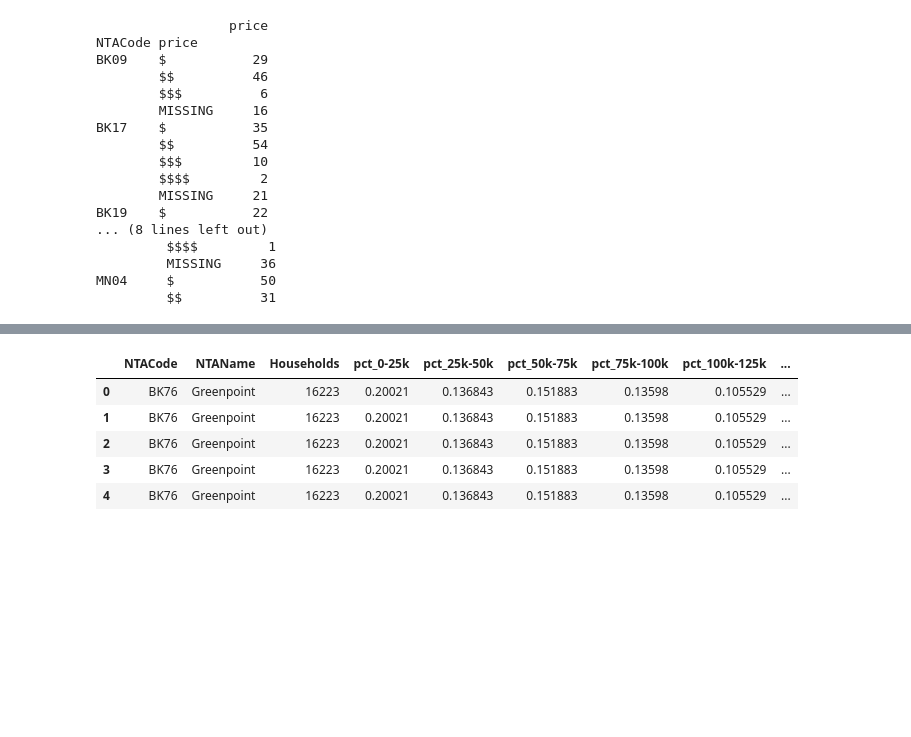
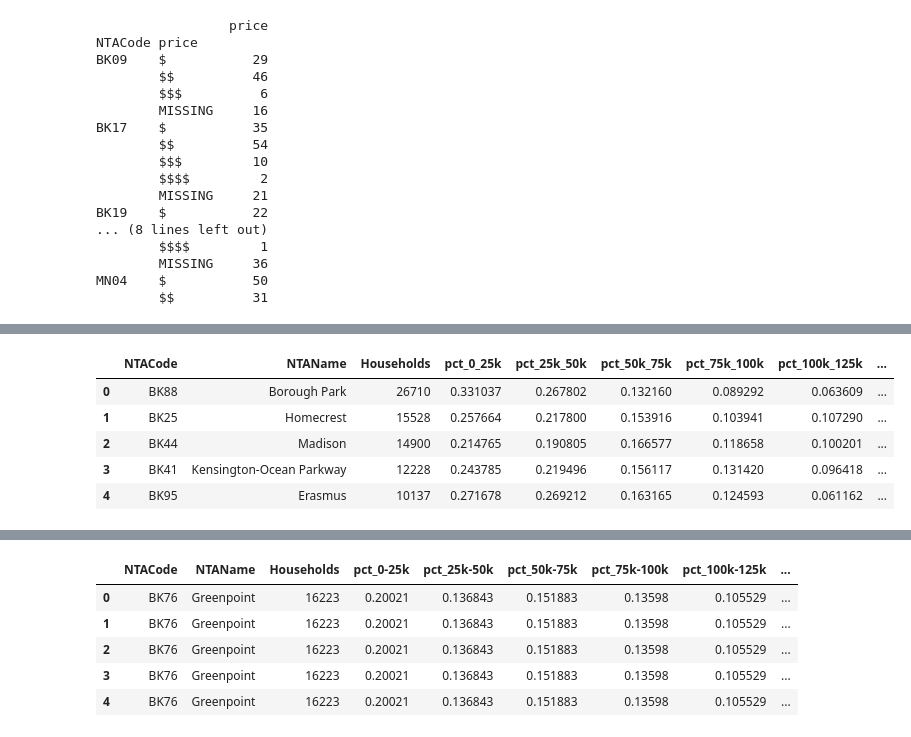
Before and after one commit to lobodemonte/restaurant-scene-ads, a Jupyter notebook: Yelp Price Review Frequency and Income Distributions.ipynb, the cells around one changed output, grey strips where cells are left out. Drawn from its saved outputs; the diff is of its cells as text; code cells hidden in the pictures; blank space fills up the shorter version.

```diff
--- a/Yelp Price Frequency and Income Distributions.ipynb
+++ b/Yelp Price Review Frequency and Income Distributions.ipynb
@@ -15,4 +15,5 @@ andrew_path = '/Users/andrewnorris/restaurant-scene-ads/'
 data_path = "./data"
 Yelp_BK_path = data_path +  "/Yelp/BK/"
 Yelp_MN_path = data_path + "/Yelp/MN/"
+path_census_tracts = './data/ACS/CensusTracts'
 # %%
@@ -116 +160,26 @@ Index(['id', 'alias', 'name', 'is_closed', 'review_cou', 'rating', 'price',
+# %%
+# Creating a df of the distribution of incomes, and prices, and mean life expectancy per NTA for both BK and MN
+BK_NTA_income_dist_life_exp_price = BK_NTA_income_dist_life_exp.merge(BK_price_counts_pct, on = "NTACode")
+MN_NTA_income_dist_life_exp_price = MN_NTA_income_dist_life_exp.merge(MN_price_counts_pct, on = "NTACode")
+
+# Rename columns
+BK_NTA_income_dist_life_exp_price = BK_NTA_income_dist_life_exp_price.rename(columns={"0-25k": "pct_0_25k", "25k-50k": "pct_25k_50k", '50k-75k':'pct_50k_75k', \
+                                           '75k-100k':'pct_75k_100k', '100k-125k':'pct_100k_125k', '125k-150k':'pct_125k_150k',\
+                                           '> 150k':'pct_> 150k'})
+MN_NTA_income_dist_life_exp_price = MN_NTA_income_dist_life_exp_price.rename(columns={"0-25k": "pct_0_25k", "25-50k": "pct_25k_50k", '50-75k':'pct_50k_75k', \
+                                           '75-100k':'pct_75k_100k', '100-125k':'pct_100k_125k', '125-150k':'pct_125k_150k',\
+                                           '> 150k':'pct_> 150k'})
+# Export as CSV
+MN_NTA_income_dist_life_exp_price.to_csv(data_path + '/MN_NTA_income_dist_life_exp_price.csv')
+BK_NTA_income_dist_life_exp_price.to_csv(data_path + '/BK_NTA_income_dist_life_exp_price.csv')
+
+# Check
+#BK_NTA_income_dist_life_exp_price.head()
+# %% [output]
+|  | NTACode | NTAName | Households | pct_0_25k | pct_25k_50k | pct_50k_75k | pct_75k_100k | pct_100k_125k | ... |
+| 0 | BK88 | Borough Park | 26710 | 0.331037 | 0.267802 | 0.132160 | 0.089292 | 0.063609 | ... |
+| 1 | BK25 | Homecrest | 15528 | 0.257664 | 0.217800 | 0.153916 | 0.103941 | 0.107290 | ... |
+| 2 | BK44 | Madison | 14900 | 0.214765 | 0.190805 | 0.166577 | 0.118658 | 0.100201 | ... |
+| 3 | BK41 | Kensington-Ocean Parkway | 12228 | 0.243785 | 0.219496 | 0.156117 | 0.131420 | 0.096418 | ... |
+| 4 | BK95 | Erasmus | 10137 | 0.271678 | 0.269212 | 0.163165 | 0.124593 | 0.061162 | ... |
 # %%
```
Also changed, not shown: parts of 16 cells of this notebook, 10 other files.
